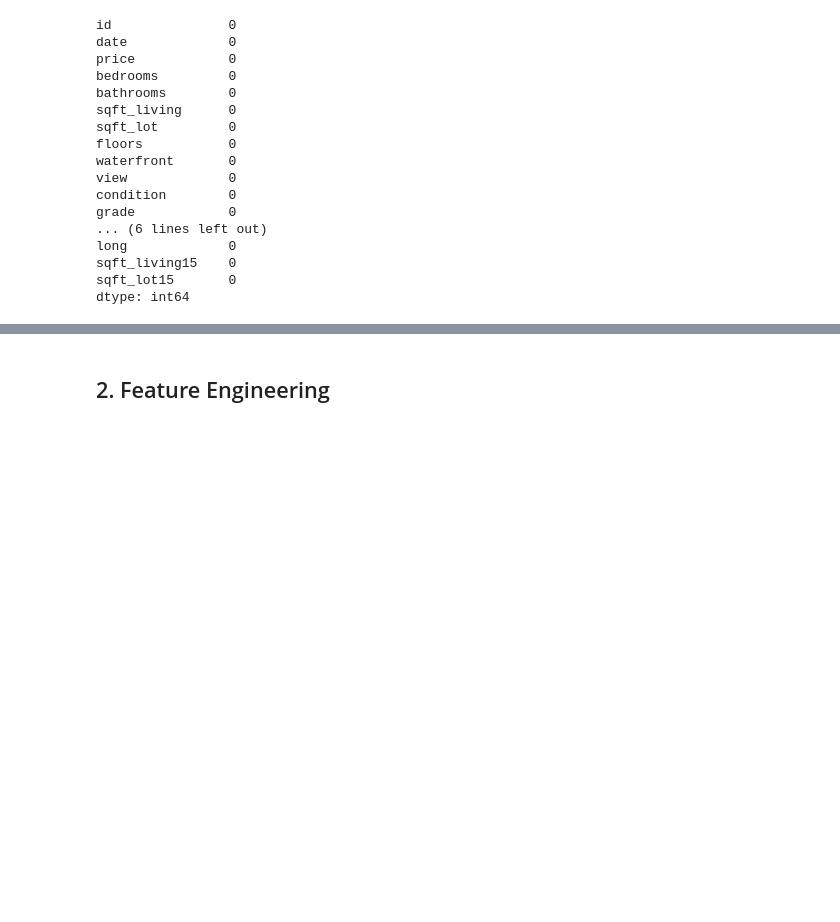
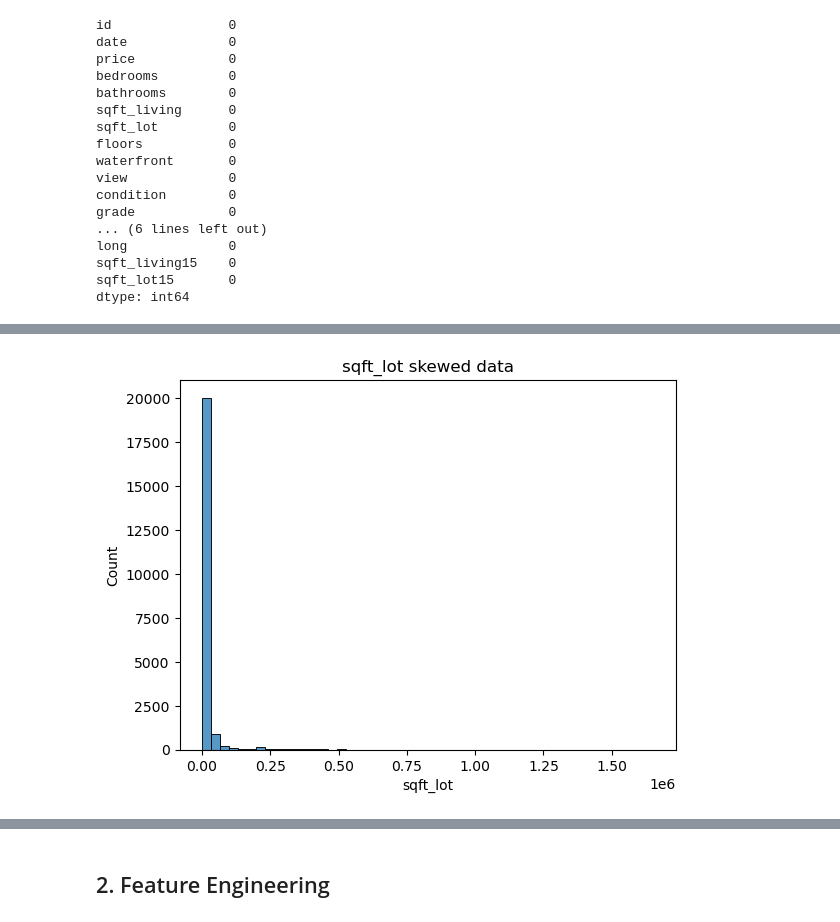
Before and after one commit to elbi3/AI-ML-Assignment2-Linear-Regression, a Jupyter notebook: notebooks/linear_regression-2.ipynb, the cells around one changed output, grey strips where cells are left out. Drawn from its saved outputs; the diff is of its cells as text; code cells hidden in the pictures; blank space fills up the shorter version.

```diff
--- a/notebooks/linear_regression-2.ipynb
+++ b/notebooks/linear_regression-2.ipynb
@@ -13,7 +17,9 @@ from sklearn.metrics import r2_score, mean_squared_error
 # %%
 # load dataset
-df_train = pd.read_csv("kc_house_data.csv")
-df_train.head()
+df = pd.read_csv("kc_house_data.csv") # `df` is the clean original of the data frame
+df_features = df.copy() # `df_features` is a copy of the data frame for engineered features
+# verify dataframe is loaded
+df.head()
 # %% [output]
 |  | id | date | price | bedrooms | bathrooms | sqft_living | sqft_lot | floors | waterfront | view | ... |
 | 0 | 7129300520 | 20141013T000000 | 221900.0 | 3 | 1.00 | 1180 | 5650 | 1.0 | 0 | 0 | ... |
@@ -93,0 +145,8 @@ Text(0.5, 1.0, 'sqft 15 closest neighbors vs price')
+# %%
+# examine visual example of skew
+# other features with significant skew: "sqft_living","sqft_lot", "sqft_lot15", "sqft_basement", "sqft_above", "sqft_living15"
+sns.histplot(df_features["sqft_lot"], bins=50)
+plt.title("sqft_lot skewed data")
+plt.show()
+# %% [output]
+[figure, added]
```
Also changed, not shown: parts of 55 cells of this notebook.
